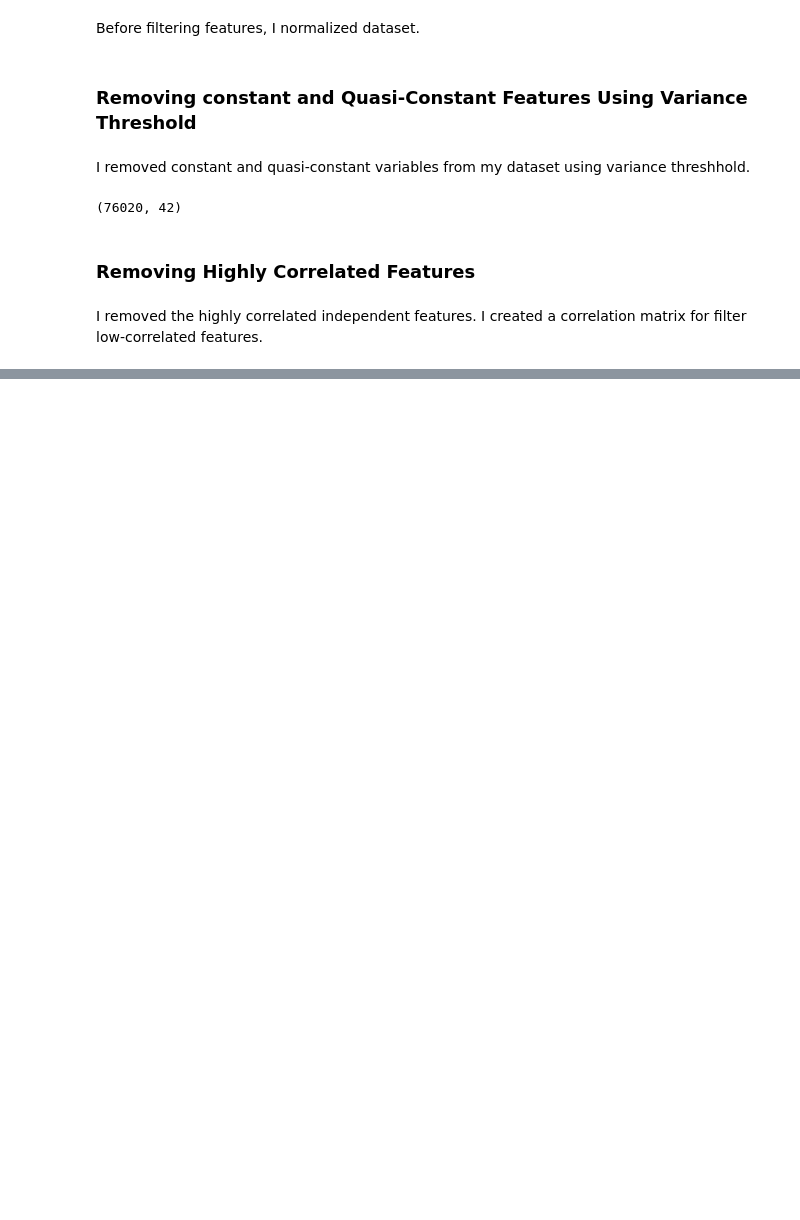
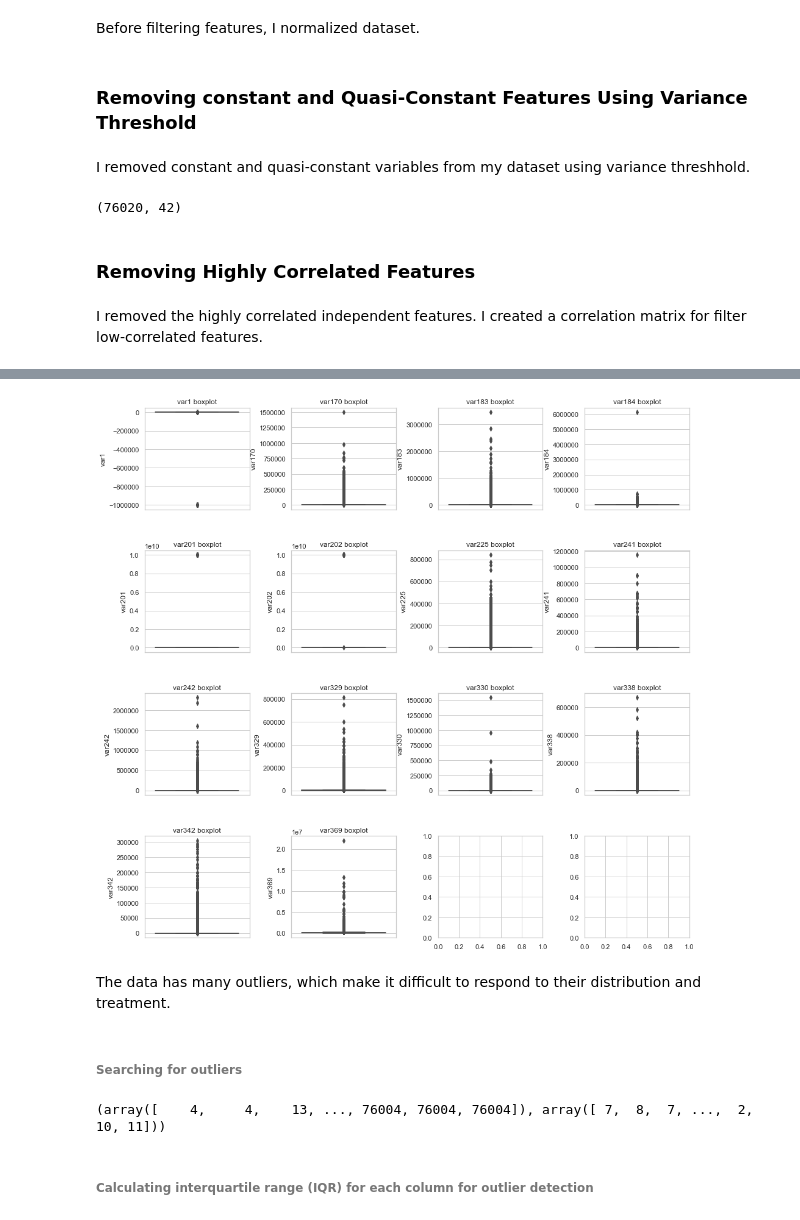
Before and after one commit to naiaraap/Predicting-Customer-Satisfaction-Level-from-Santander, a Jupyter notebook: CustomerSatisfactionLevelPrediction.ipynb, the cells around one changed output, grey strips where cells are left out. Drawn from its saved outputs; the diff is of its cells as text; code cells hidden in the pictures; blank space fills up the shorter version.

```diff
--- a/CustomerSatisfactionLevelPrediction.ipynb
+++ b/CustomerSatisfactionLevelPrediction.ipynb
@@ -128,0 +194,35 @@ df_reduced_test.to_csv()
+# %%
+df = df_reduced_train.drop("TARGET", axis=1)
+fig, axs = plt.subplots(ncols=4, nrows=4)
+plt.subplots_adjust(hspace = 0.4, wspace = 0.4)
+fig.set_size_inches(16, 16, forward=True)
+
+count = 0
+
+for i in range(4):
+    for j in range(4):
+        plt.sca(ax=axs[i][j])
+        if count < 14:
+            col = df.columns[count]
+            sns.boxplot(y=df[col]).set_title(col +' boxplot')
+        else:
+            break
+
+        count +=1
+# %% [output]
+[figure, added]
+# %% [markdown]
+The data has many outliers, which make it difficult to respond to their distribution and treatment.
+# %% [markdown]
+###### Searching for outliers
+# %%
+# Calculating variables z-score
+df = df_reduced_train.drop("TARGET", axis=1)
+z = np.abs(scipy.stats.zscore(df))
+
+threshold = 3
+print(np.where(z > 3))
+# %% [output]
+(array([    4,     4,    13, ..., 76004, 76004, 76004]), array([ 7,  8,  7, ...,  2, 10, 11]))
+# %% [markdown]
+###### Calculating interquartile range (IQR) for each column for outlier detection
```
Also changed, not shown: parts of 34 cells of this notebook.
